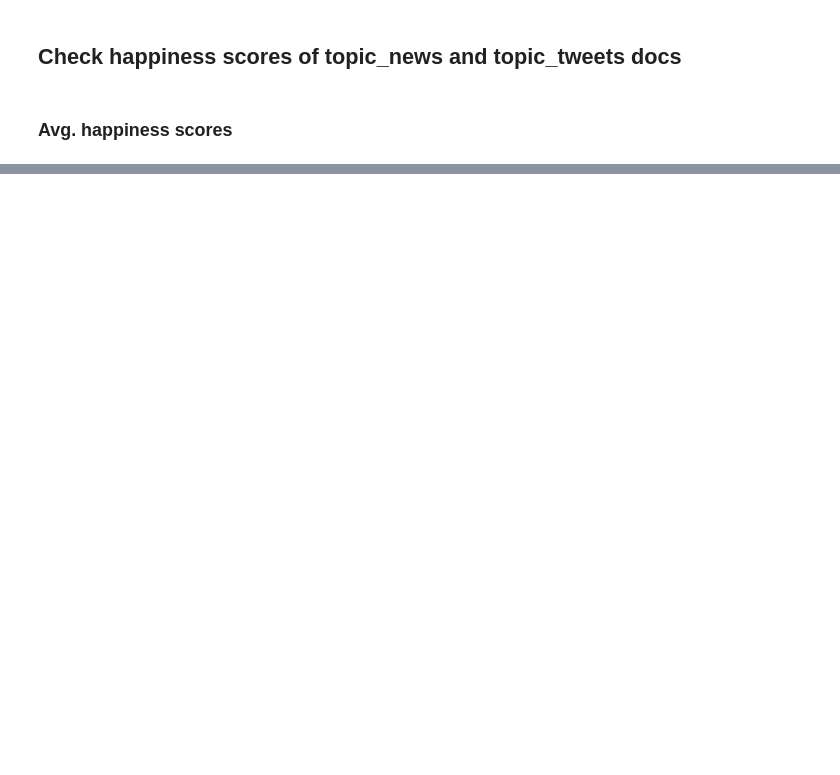
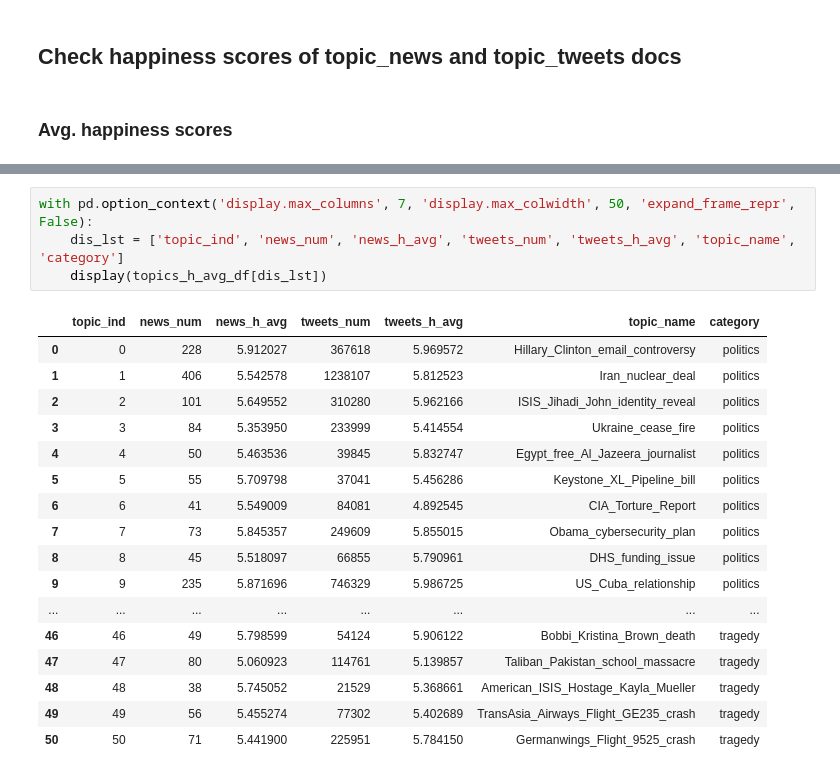
Before and after one commit to dahengwang0705/cross_media_affect_analysis, a Jupyter notebook: develop/20171021-daheng-eda_topic_news_tweets_happiness.ipynb, the cells around one changed output, grey strips where cells are left out. Cells and saved outputs as stored; diff of their text form; blank space fills up the shorter version.

```diff
--- a/develop/20171021-daheng-eda_topic_news_tweets_happiness.ipynb
+++ b/develop/20171021-daheng-eda_topic_news_tweets_happiness.ipynb
@@ -126,0 +145,22 @@ Wall time: 13min 46s
+# %%
+with pd.option_context('display.max_columns', 7, 'display.max_colwidth', 50, 'expand_frame_repr', False):
+    dis_lst = ['topic_ind', 'news_num', 'news_h_avg', 'tweets_num', 'tweets_h_avg', 'topic_name', 'category']
+    display(topics_h_avg_df[dis_lst])
+# %% [output]
+|  | topic_ind | news_num | news_h_avg | tweets_num | tweets_h_avg | topic_name | category |
+| 0 | 0 | 228 | 5.912027 | 367618 | 5.969572 | Hillary_Clinton_email_controversy | politics |
+| 1 | 1 | 406 | 5.542578 | 1238107 | 5.812523 | Iran_nuclear_deal | politics |
+| 2 | 2 | 101 | 5.649552 | 310280 | 5.962166 | ISIS_Jihadi_John_identity_reveal | politics |
+| 3 | 3 | 84 | 5.353950 | 233999 | 5.414554 | Ukraine_cease_fire | politics |
+| 4 | 4 | 50 | 5.463536 | 39845 | 5.832747 | Egypt_free_Al_Jazeera_journalist | politics |
+| 5 | 5 | 55 | 5.709798 | 37041 | 5.456286 | Keystone_XL_Pipeline_bill | politics |
+| 6 | 6 | 41 | 5.549009 | 84081 | 4.892545 | CIA_Torture_Report | politics |
+| 7 | 7 | 73 | 5.845357 | 249609 | 5.855015 | Obama_cybersecurity_plan | politics |
+| 8 | 8 | 45 | 5.518097 | 66855 | 5.790961 | DHS_funding_issue | politics |
+| 9 | 9 | 235 | 5.871696 | 746329 | 5.986725 | US_Cuba_relationship | politics |
+| ... | ... | ... | ... | ... | ... | ... | ... |
+| 46 | 46 | 49 | 5.798599 | 54124 | 5.906122 | Bobbi_Kristina_Brown_death | tragedy |
+| 47 | 47 | 80 | 5.060923 | 114761 | 5.139857 | Taliban_Pakistan_school_massacre | tragedy |
+| 48 | 48 | 38 | 5.745052 | 21529 | 5.368661 | American_ISIS_Hostage_Kayla_Mueller | tragedy |
+| 49 | 49 | 56 | 5.455274 | 77302 | 5.402689 | TransAsia_Airways_Flight_GE235_crash | tragedy |
+| 50 | 50 | 71 | 5.441900 | 225951 | 5.784150 | Germanwings_Flight_9525_crash | tragedy |
```
Also changed, not shown: parts of 12 cells of this notebook, 9 other files.
